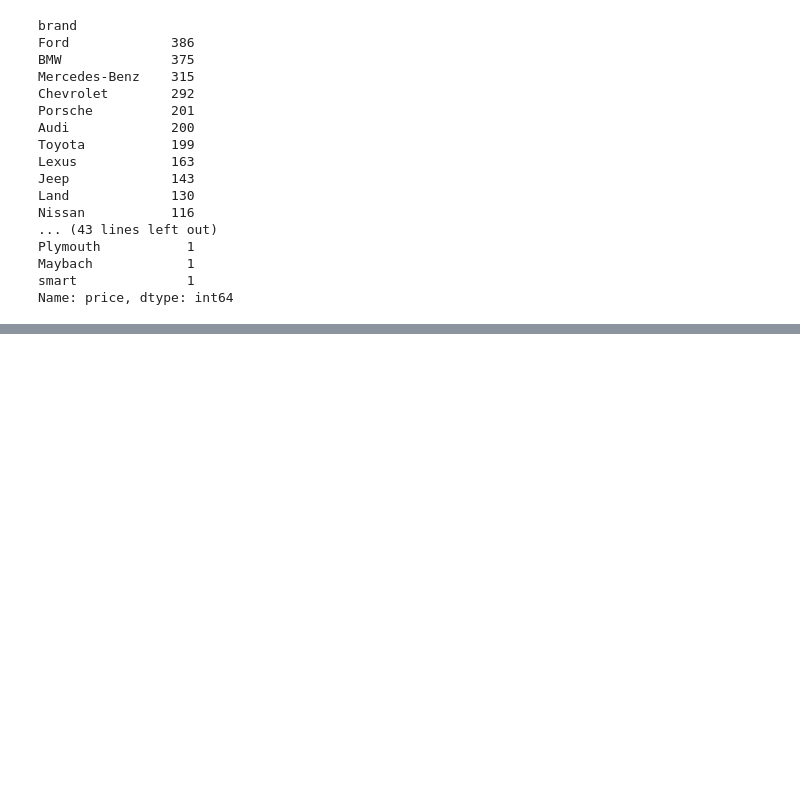
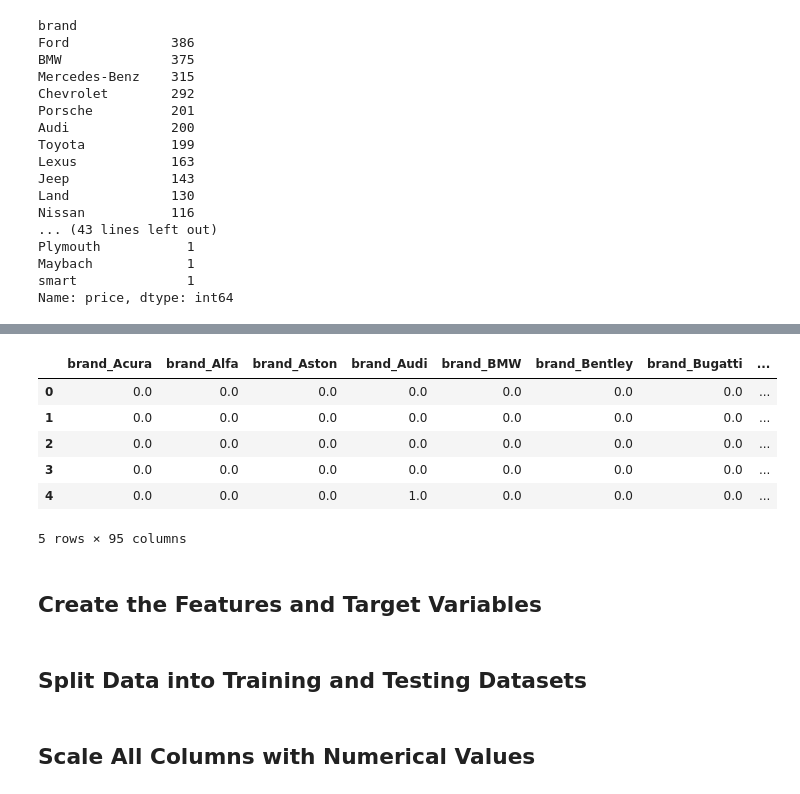
Before and after one commit to a-melino/Blockchain-Car-Marketplace, a Jupyter notebook: predictions/used_cars_price_prediction.ipynb, the cells around one changed output, grey strips where cells are left out. Cells and saved outputs as stored; diff of their text form; code cells hidden in the pictures; blank space fills up the shorter version.

```diff
--- a/predictions/used_cars_price_prediction.ipynb
+++ b/predictions/used_cars_price_prediction.ipynb
@@ -476,0 +554,19 @@ display(clean_used_cars_df.tail())
+# %%
+# Add encoded DataFrame back to cleaned DataFrame
+used_cars_encoded_df = pd.concat([used_cars_encoded_df, clean_used_cars_df.drop(columns = used_cars_categorical_variables)], axis = 1)
+
+# Drop columns with baseline "–"
+used_cars_encoded_df.drop(columns = ["fuel_type_–", "engine_cylinders_–", "engine_power_output_–", "engine_displacement_–", "transmission_gears_–", "transmission_type_–" ], inplace = True)
+
+# Review the Dataframe
+used_cars_encoded_df.head()
+# %% [output]
+|  | brand_Acura | brand_Alfa | brand_Aston | brand_Audi | brand_BMW | brand_Bentley | brand_Bugatti | ... |
+| 0 | 0.0 | 0.0 | 0.0 | 0.0 | 0.0 | 0.0 | 0.0 | ... |
+| 1 | 0.0 | 0.0 | 0.0 | 0.0 | 0.0 | 0.0 | 0.0 | ... |
+| 2 | 0.0 | 0.0 | 0.0 | 0.0 | 0.0 | 0.0 | 0.0 | ... |
+| 3 | 0.0 | 0.0 | 0.0 | 0.0 | 0.0 | 0.0 | 0.0 | ... |
+| 4 | 0.0 | 0.0 | 0.0 | 1.0 | 0.0 | 0.0 | 0.0 | ... |
+5 rows × 95 columns
+# %% [markdown]
+## Create the Features and Target Variables
@@ -476,0 +577,2 @@ display(clean_used_cars_df.tail())
+# %% [markdown]
+## Split Data into Training and Testing Datasets
@@ -476,0 +582,2 @@ display(clean_used_cars_df.tail())
+# %% [markdown]
+## Scale All Columns with Numerical Values
```
Also changed, not shown: parts of 35 cells of this notebook, 2 other files.
